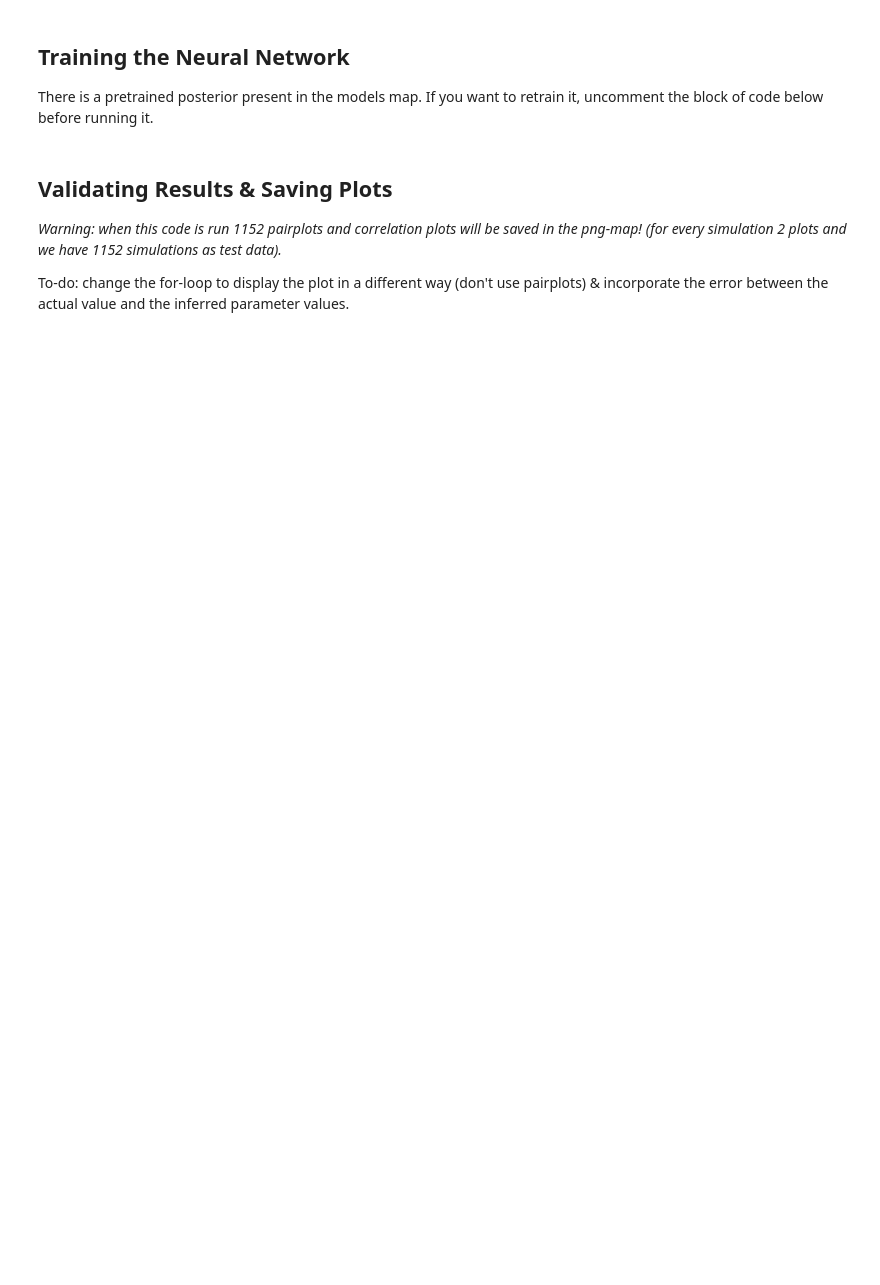
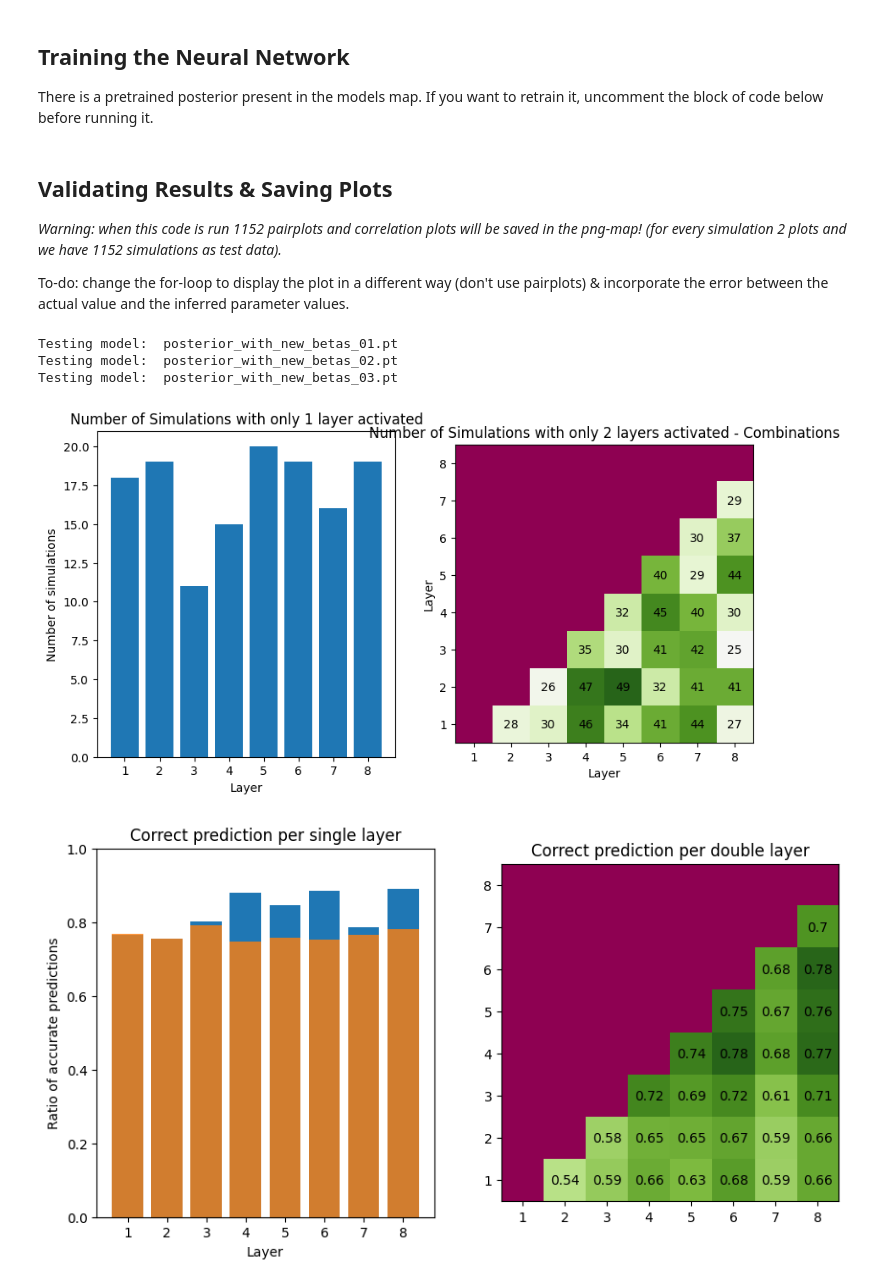
Before and after one commit to damourChris/MSB1013_ComputationalNeuroscience, a Jupyter notebook: SBI/main_test.ipynb, the cells around one changed output. Saved outputs shown, nothing was run; the diff lists cells and outputs as text; code cells hidden in the pictures; blank space fills up the shorter version.

Commit message:
[SBI] Added model testing with plots
For each of the new models, testing is done, and visualized with
plot_layer_combinations() and
accuracy_per_layer()

```diff
--- a/SBI/main_test.ipynb
+++ b/SBI/main_test.ipynb
@@ -191,30 +209,37 @@ X_test_01 = np.load(cwd_path + "/data/X_test_01.npy")
 
 To-do: change the for-loop to display the plot in a different way (don't use pairplots) & incorporate the error between the actual value and the inferred parameter values.
 # %%
-# # Iterate through all simulations, using the beta values see how well the original parameters can be inferred (all the plots are saved).
 
-# for number in range(0, 1153):
-#     obs_x = X_test_01[number, -4:] # Get default stats
-#     obs_theta = X_test_01[number, :-4] # Get default params
+extensions = {"posterior": ".pt", "test": ".npy"}
 
-#     posterior = torch.load(cwd_path + "/models/posterior_[...].pt") # Specify which posterior to load.
+# posterior_prefix = "posterior_0"
+posterior_prefix = "posterior_with_new_betas_0"
 
-#     num_samples = 100000
+# test_mat_prefix = "X_test_0"
+test_mat_prefix = "X_test_new_betas_0"
 
-#     posterior.set_default_x(obs_x)
-#     posterior_samples = posterior.sample((num_samples,))
+posterior_models = []
+testing_data = []
 
-#     # Plotting
-#     plt.figure()
-#     fig, ax = pairplot(samples=posterior_samples, labels=[r"$NU_1$", r"$NU_2$", r"$NU_3$", r"$NU_4$", r"$NU_5$", r"$NU_6$",
-#                        r"$NU_7$", r"$NU_8$"], figsize=(20, 20))
+for num in range(1,4):
+    posterior_name   = posterior_prefix + str(num) + extensions['posterior']
+    test_mat_name    = test_mat_prefix      + str(num) + extensions['test']
+    posterior_models.append([posterior_name, torch.load(cwd_path + "/models/" + posterior_name)])
+    testing_data.append([test_mat_name , np.load(cwd_path + "/data/" + test_mat_name)])
 
-#     plt.savefig(cwd_path + "/plot_images/pairplot_01_" + str(number) + ".png") # Save figure
-#     plt.close()
-
-#     plt.figure()
-#     fig, ax = marginal_correlation(samples=posterior_samples, labels=[r"$NU_1$", r"$NU_2$", r"$NU_3$", r"$NU_4$", r"$NU_5$", r"$NU_6$",
-#                                    r"$NU_7$", r"$NU_8$"], figsize=(10, 10))
-
-#     plt.savefig(cwd_path + "/plot_images/marginal_correlation_01_" + str(number) + ".png") # Save figure
-#     plt.close()
+test_results_arr = []
+for posterior, test_matrix  in zip(posterior_models,testing_data):
+    print("Testing model: ", posterior[0])
+    test_results_arr.append(test_posterior(posterior[1], test_matrix[1], num_samples = 100))
+# %% [output]
+Testing model:  posterior_with_new_betas_01.pt
+Testing model:  posterior_with_new_betas_02.pt
+Testing model:  posterior_with_new_betas_03.pt
+# %%
+test_indx = 0
+fig1, ax1 = plot_layer_combinations(testing_data[test_indx][1], figsize=(10,5))
+fig2, ax2 = accuracy_per_layer(test_results_arr[test_indx]['predictions_binary'],test_results_arr[test_indx]['true_layers'])
+plt.show()
+# %% [output]
+[figure, added]
+[figure, added]
```
Also changed, not shown: parts of 7 cells of this notebook.
